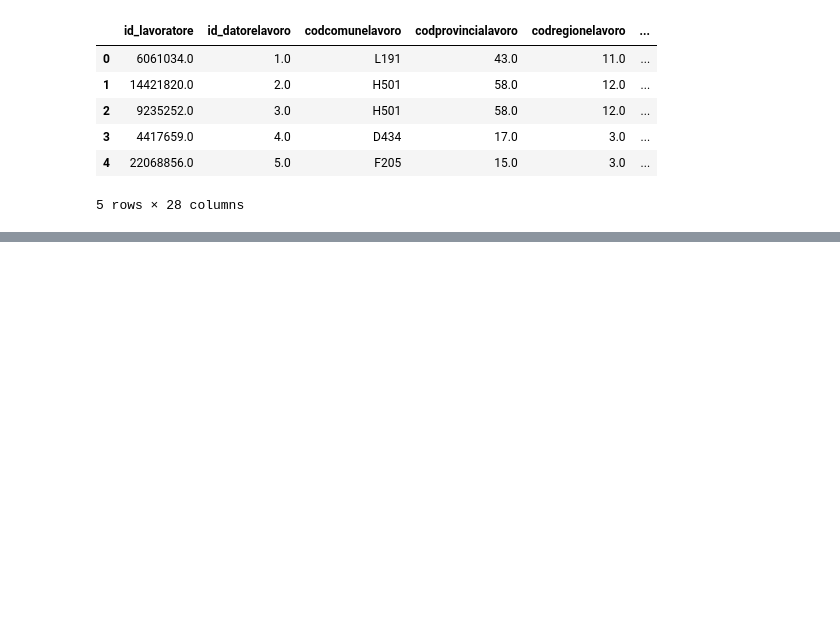
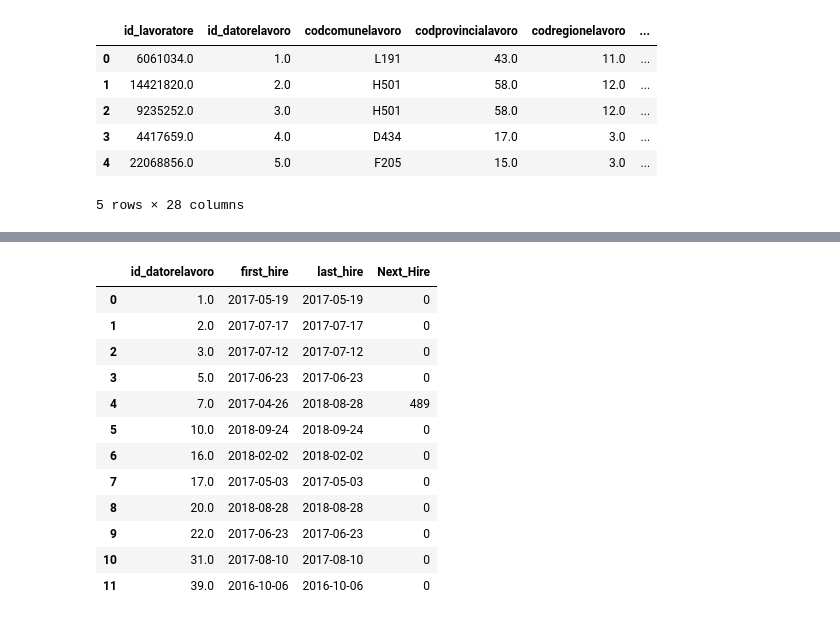
Before and after one commit to giorgiomondauto/TimeSeriesAnalysis, a Jupyter notebook: EDA.ipynb, the cells around one changed output, grey strips where cells are left out. Saved outputs shown, nothing was run; the diff lists cells and outputs as text; code cells hidden in the pictures; blank space fills up the shorter version.

```diff
--- a/EDA.ipynb
+++ b/EDA.ipynb
@@ -59,0 +50,3 @@ Name: codmotivocessazioneco, dtype: int64
+# %%
+data_before = data[(data.rapporto_datainizio < date(2016,8,28))].reset_index(drop=True)
+data_after = data[(data.rapporto_datainizio > date(2016,8,28))].reset_index(drop=True)
@@ -59,0 +98,5 @@ Name: codmotivocessazioneco, dtype: int64
+# %%
+#create a dataframe with customer id and first purchase date in tx_nex
+data_after_first_hire = data_after.groupby('id_datorelavoro').rapporto_datainizio.min().reset_index()
+data_after_first_hire.columns = ['id_datorelavoro','first_hire']
+data_after_first_hire
@@ -59,0 +117,5 @@ Name: codmotivocessazioneco, dtype: int64
+# %%
+#create a dataframe with customer id and last purchase date in tx_6m
+data_after_last_hire = data_over19.groupby('id_datorelavoro').rapporto_datainizio.max().reset_index()
+data_after_last_hire.columns = ['id_datorelavoro','last_hire']
+data_after_last_hire  # look at 7
@@ -59,0 +136,4 @@ Name: codmotivocessazioneco, dtype: int64
+# %%
+# merge the two dataset
+data_hire_dates = pd.merge(data_after_first_hire,data_after_last_hire,on='id_datorelavoro',how='left')
+data_hire_dates
@@ -59,0 +154,18 @@ Name: codmotivocessazioneco, dtype: int64
+# %%
+
+data_hire_dates['Next_Hire'] = abs(data_hire_dates['first_hire'] - data_hire_dates['last_hire']).dt.days
+data_hire_dates
+# %% [output]
+|  | id_datorelavoro | first_hire | last_hire | Next_Hire |
+| 0 | 1.0 | 2017-05-19 | 2017-05-19 | 0 |
+| 1 | 2.0 | 2017-07-17 | 2017-07-17 | 0 |
+| 2 | 3.0 | 2017-07-12 | 2017-07-12 | 0 |
+| 3 | 5.0 | 2017-06-23 | 2017-06-23 | 0 |
+| 4 | 7.0 | 2017-04-26 | 2018-08-28 | 489 |
+| 5 | 10.0 | 2018-09-24 | 2018-09-24 | 0 |
+| 6 | 16.0 | 2018-02-02 | 2018-02-02 | 0 |
+| 7 | 17.0 | 2017-05-03 | 2017-05-03 | 0 |
+| 8 | 20.0 | 2018-08-28 | 2018-08-28 | 0 |
+| 9 | 22.0 | 2017-06-23 | 2017-06-23 | 0 |
+| 10 | 31.0 | 2017-08-10 | 2017-08-10 | 0 |
+| 11 | 39.0 | 2016-10-06 | 2016-10-06 | 0 |
```
Also changed, not shown: parts of 24 cells of this notebook.
